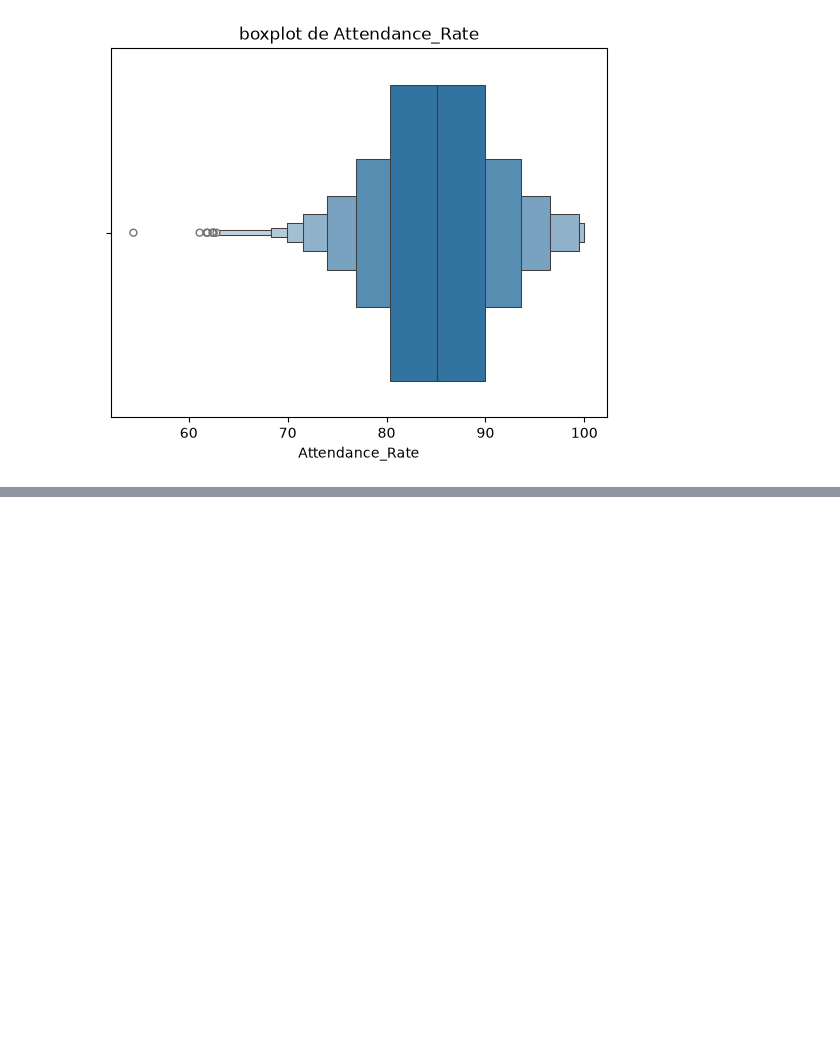
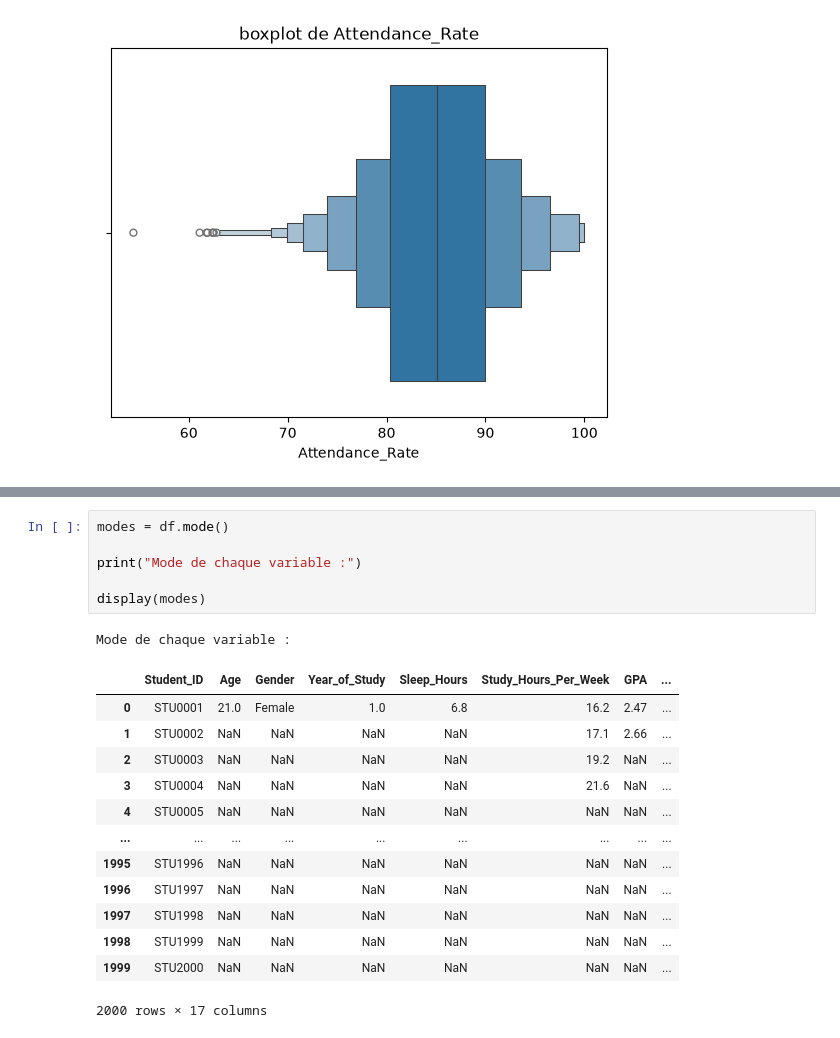
Before and after one commit to SaadiaAjbbar/Mental_Health_Risk_Prediction, a Jupyter notebook: notebooks/01_EDA.ipynb, the cells around one changed output, grey strips where cells are left out. Drawn from its saved outputs; the diff is of its cells as text; blank space fills up the shorter version.

```diff
--- a/notebooks/01_EDA.ipynb
+++ b/notebooks/01_EDA.ipynb
@@ -321,0 +386,21 @@ for column in numeric_columns:
+# %%
+modes = df.mode()
+
+print("Mode de chaque variable :")
+
+display(modes)
+# %% [output]
+Mode de chaque variable :
+|  | Student_ID | Age | Gender | Year_of_Study | Sleep_Hours | Study_Hours_Per_Week | GPA | ... |
+| 0 | STU0001 | 21.0 | Female | 1.0 | 6.8 | 16.2 | 2.47 | ... |
+| 1 | STU0002 | NaN | NaN | NaN | NaN | 17.1 | 2.66 | ... |
+| 2 | STU0003 | NaN | NaN | NaN | NaN | 19.2 | NaN | ... |
+| 3 | STU0004 | NaN | NaN | NaN | NaN | 21.6 | NaN | ... |
+| 4 | STU0005 | NaN | NaN | NaN | NaN | NaN | NaN | ... |
+| ... | ... | ... | ... | ... | ... | ... | ... | ... |
+| 1995 | STU1996 | NaN | NaN | NaN | NaN | NaN | NaN | ... |
+| 1996 | STU1997 | NaN | NaN | NaN | NaN | NaN | NaN | ... |
+| 1997 | STU1998 | NaN | NaN | NaN | NaN | NaN | NaN | ... |
+| 1998 | STU1999 | NaN | NaN | NaN | NaN | NaN | NaN | ... |
+| 1999 | STU2000 | NaN | NaN | NaN | NaN | NaN | NaN | ... |
+2000 rows × 17 columns
```
Also changed, not shown: parts of 5 cells of this notebook.
